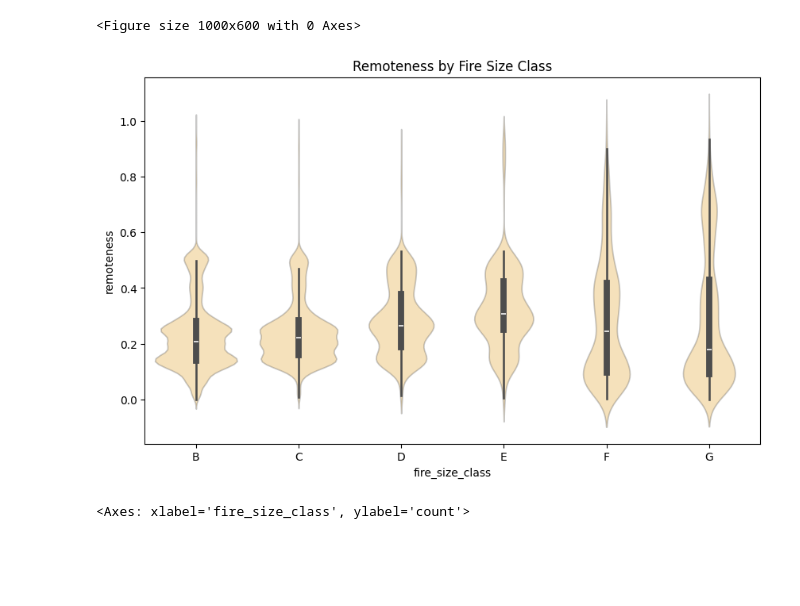
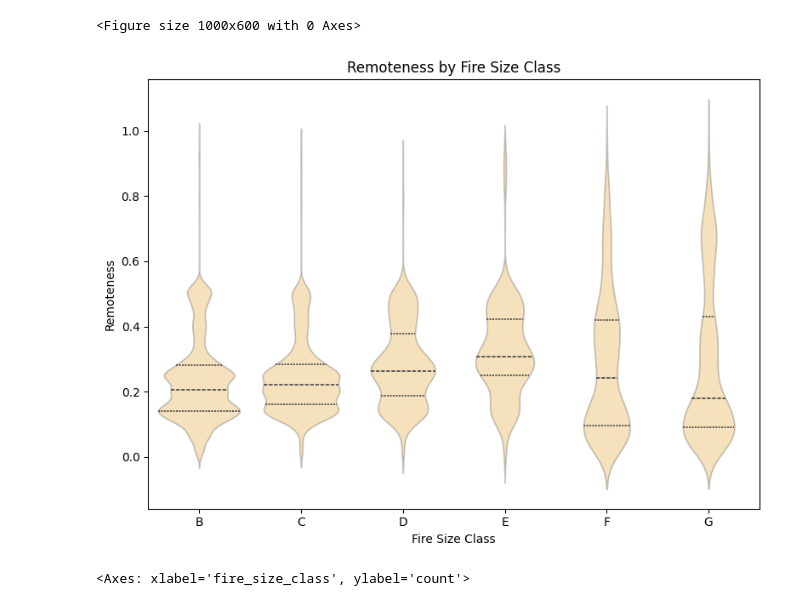
Before and after one commit to leonkriesmair/BigDataProject, a Jupyter notebook: notebooks/DescriptiveAnalysis.ipynb, the cells around one changed output. Drawn from its saved outputs; the diff is of its cells as text; code cells hidden in the pictures; blank space fills up the shorter version.

```diff
--- a/notebooks/DescriptiveAnalysis.ipynb
+++ b/notebooks/DescriptiveAnalysis.ipynb
@@ -101,22 +101,24 @@ catastrophic & 37208.000000 & 0.350000 & 0.480000 & 0.000000 & 0.000000 & 1.0000
 # %%
 veg_map = {
     0: "Unknown",
-    4: "Temperate Forest",
-    9: "Grassland/Steppe",
-    12: "Open Shrubland",
+    4: "T.Forest",
+    9: "Steppe",
+    12: "Shrub",
     14: "Desert",
-    15: "Polar Desert/Rock/Ice",
-    16: "Tropical Forest"
+    15: "Polar",
+    16: "Tropical F."
 }
-
+# Filter only catastrophic fires
 # Map vegetation labels
 df['Vegetation_Label'] = df['Vegetation'].map(veg_map)
+df_catastrophic = df[df['catastrophic'] == 1]
+
 
 # Create a single subplot
 fig, ax = plt.subplots(figsize=(15, 5))
 
 # Plot bar chart
-df["Vegetation_Label"].value_counts().plot(kind="bar", ax=ax)
+df_catastrophic["Vegetation_Label"].value_counts().plot(kind="bar", ax=ax)
 ax.set_title("Vegetation Types")
 ax.set_xlabel("Vegetation Category")
 ax.set_ylabel("Count")
@@ -158,17 +177,23 @@ plt.figure(figsize=(10, 6))
 [figure]
 <Figure size 1000x600 with 0 Axes>
 # %%
-# Define the desired order explicitly
+# Log-transform fire size
 size_order = ['B', 'C', 'D', 'E', 'F', 'G']
+# Create the plot
+plt.figure(figsize=(8, 6
+                    ))
+ax = sns.violinplot(x='fire_size_class', y='remoteness', data=df, inner='quartile', color='orange', alpha=0.3, order=size_order)
 
-plt.figure(figsize=(10, 6))
-#sns.boxplot(x='fire_size_class', y='remoteness', data=df, order=size_order)
-sns.violinplot(x='fire_size_class', y='remoteness', data=df, order=size_order, color='orange', alpha=0.3)
+# Set axis labels and title using the Axes object
+ax.set_xlabel("Fire Size Class")
+ax.set_ylabel("Remoteness")
+ax.set_title("Remoteness by Fire Size Class")
 
-plt.title("Remoteness by Fire Size Class")
+plt.xticks(rotation=0)  # Optional: tilt x-axis labels for readability
+plt.tight_layout()
 plt.show()
 # %% [output]
-[figure, old version]
+[figure, new version]
 # %%
 sns.countplot(x='fire_size_class', data=df, order=['B', 'C', 'D', 'E', 'F', 'G'])
 # %% [output]
```
Also changed, not shown: parts of 8 cells of this notebook.
